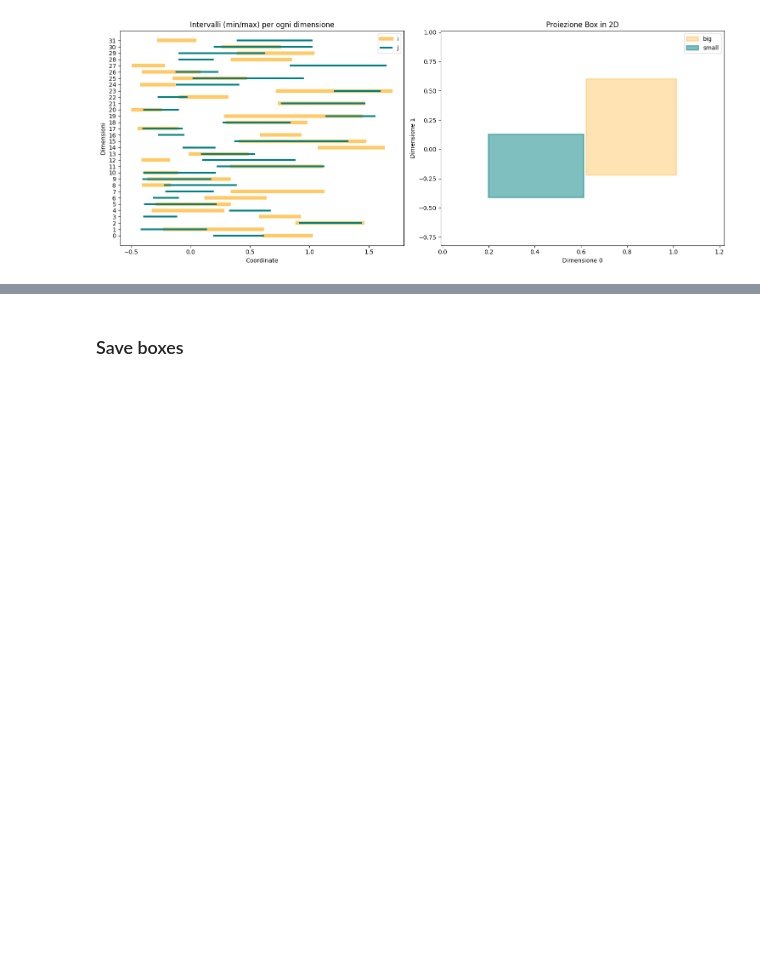
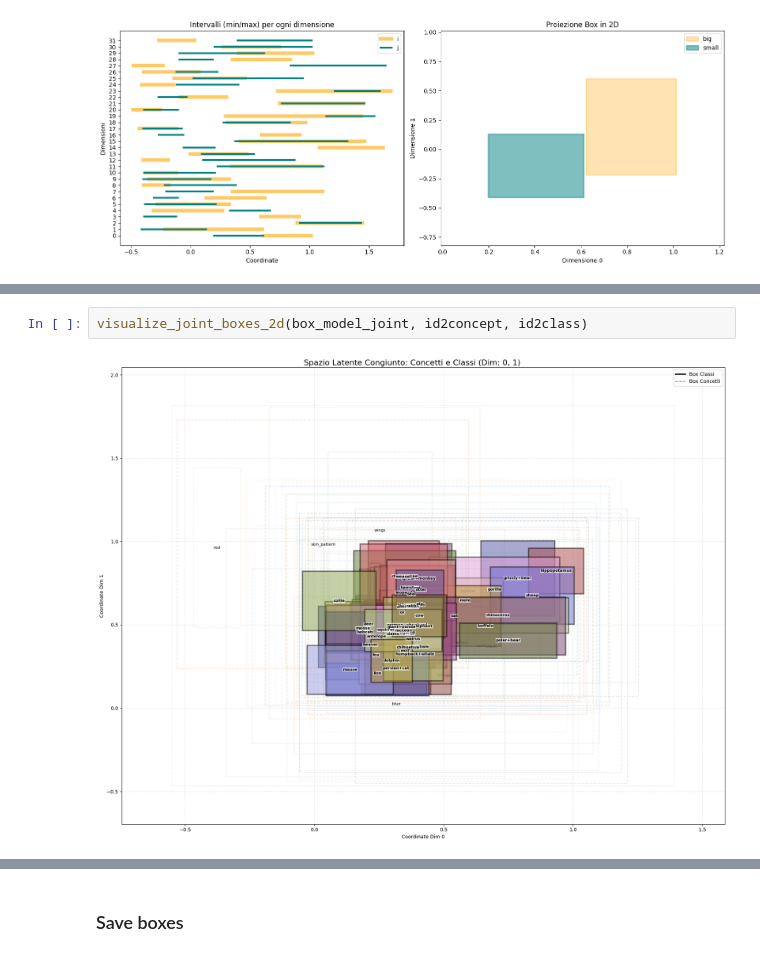
Before and after one commit to stefano-gamba/BoxEmbeddingCBM, a Jupyter notebook: notebooks/awa2/box_training.ipynb, the cells around one changed output, grey strips where cells are left out. Drawn from its saved outputs; the diff is of its cells as text; blank space fills up the shorter version.

```diff
--- a/notebooks/awa2/box_training.ipynb
+++ b/notebooks/awa2/box_training.ipynb
@@ -114,0 +124,4 @@ visualize_concept_hierarchy(box_model, id2concept, concept2id, "big", "small")
+# %%
+visualize_joint_boxes_2d(box_model_joint, id2concept, id2class)
+# %% [output]
+[figure, added]
```
Also changed, not shown: parts of 5 cells of this notebook, 1 other file.
